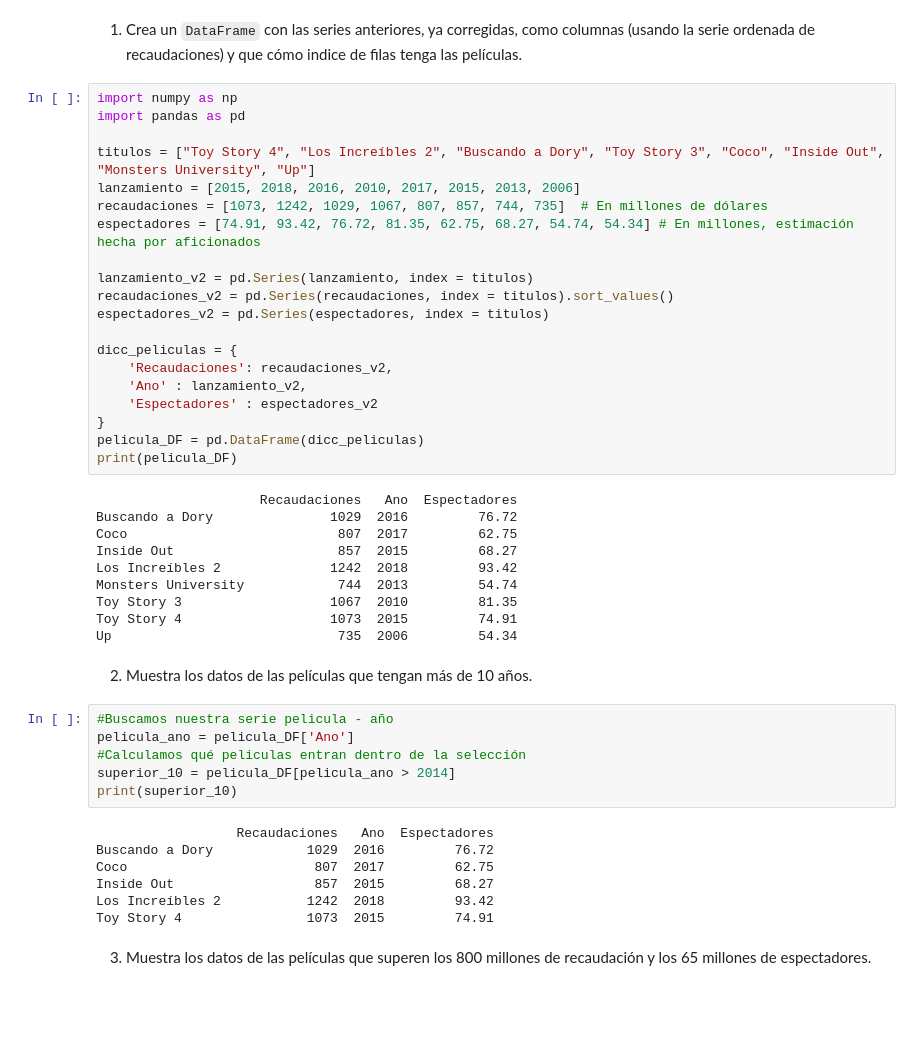
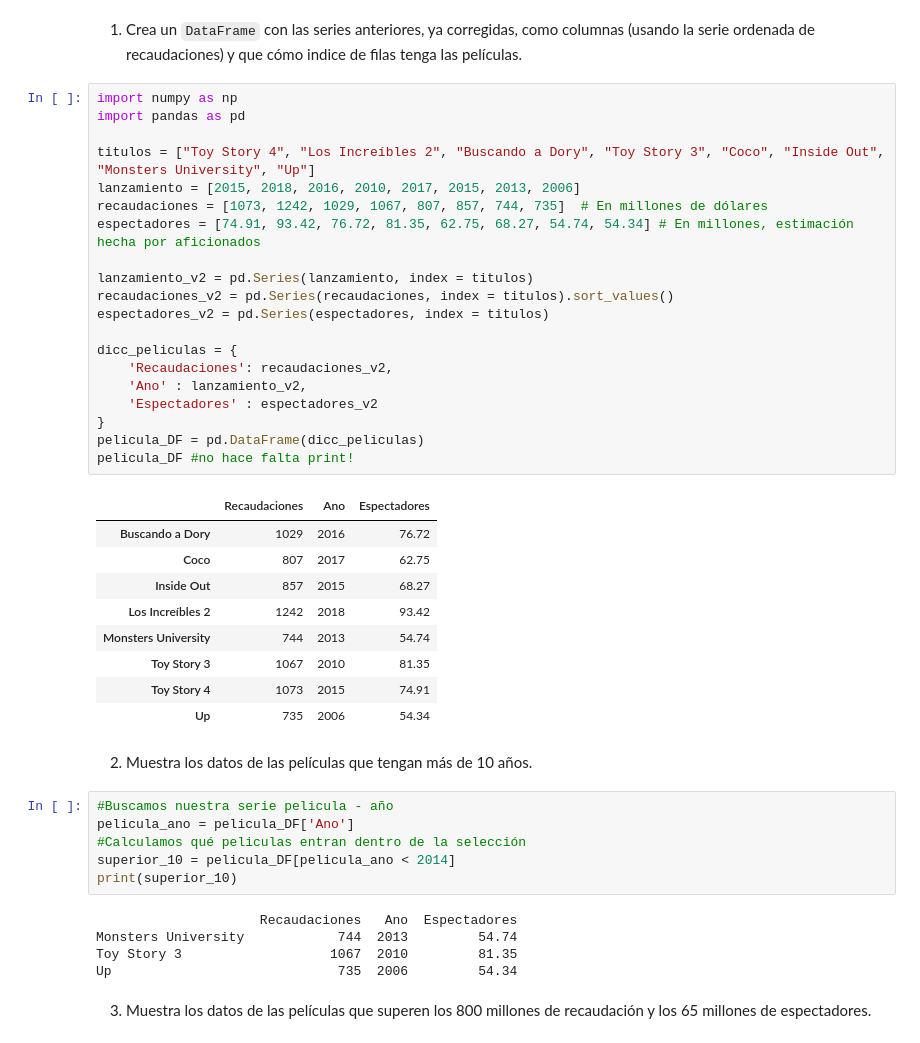
Before and after one commit to raquel-julian/ONLINE_DS_THEBRIDGE_r_julian, a Jupyter notebook: 02_Programacion_y_Herramientas_Avanzadas/Sprint_04/Unidad_01/Practica_Obligatoria/18_Practica_Obligatoria_Pandas_I.ipynb, the cells around one changed output. Cells and saved outputs as stored; diff of their text form; blank space fills up the shorter version.

```diff
--- a/02_Programacion_y_Herramientas_Avanzadas/Sprint_04/Unidad_01/Practica_Obligatoria/18_Practica_Obligatoria_Pandas_I.ipynb
+++ b/02_Programacion_y_Herramientas_Avanzadas/Sprint_04/Unidad_01/Practica_Obligatoria/18_Practica_Obligatoria_Pandas_I.ipynb
@@ -191,48 +201,46 @@ dtype: int64
 # %%
 import numpy as np
 import pandas as pd
 
 titulos = ["Toy Story 4", "Los Increíbles 2", "Buscando a Dory", "Toy Story 3", "Coco", "Inside Out", "Monsters University", "Up"]
 lanzamiento = [2015, 2018, 2016, 2010, 2017, 2015, 2013, 2006]
 recaudaciones = [1073, 1242, 1029, 1067, 807, 857, 744, 735]  # En millones de dólares
 espectadores = [74.91, 93.42, 76.72, 81.35, 62.75, 68.27, 54.74, 54.34] # En millones, estimación hecha por aficionados
 
 lanzamiento_v2 = pd.Series(lanzamiento, index = titulos)
 recaudaciones_v2 = pd.Series(recaudaciones, index = titulos).sort_values()
 espectadores_v2 = pd.Series(espectadores, index = titulos)
 
 dicc_peliculas = {
     'Recaudaciones': recaudaciones_v2,
     'Ano' : lanzamiento_v2,
     'Espectadores' : espectadores_v2
 }
 pelicula_DF = pd.DataFrame(dicc_peliculas)
-print(pelicula_DF)
+pelicula_DF #no hace falta print!
 # %% [output]
-                     Recaudaciones   Ano  Espectadores
-Buscando a Dory               1029  2016         76.72
-Coco                           807  2017         62.75
-Inside Out                     857  2015         68.27
-Los Increíbles 2              1242  2018         93.42
-Monsters University            744  2013         54.74
-Toy Story 3                   1067  2010         81.35
-Toy Story 4                   1073  2015         74.91
-Up                             735  2006         54.34
+|  | Recaudaciones | Ano | Espectadores |
+| Buscando a Dory | 1029 | 2016 | 76.72 |
+| Coco | 807 | 2017 | 62.75 |
+| Inside Out | 857 | 2015 | 68.27 |
+| Los Increíbles 2 | 1242 | 2018 | 93.42 |
+| Monsters University | 744 | 2013 | 54.74 |
+| Toy Story 3 | 1067 | 2010 | 81.35 |
+| Toy Story 4 | 1073 | 2015 | 74.91 |
+| Up | 735 | 2006 | 54.34 |
 # %% [markdown]
 2. Muestra los datos de las películas que tengan más de 10 años.
 # %%
 #Buscamos nuestra serie pelicula - año
 pelicula_ano = pelicula_DF['Ano']
 #Calculamos qué peliculas entran dentro de la selección
-superior_10 = pelicula_DF[pelicula_ano > 2014]
+superior_10 = pelicula_DF[pelicula_ano < 2014]
 print(superior_10)
 # %% [output]
-                  Recaudaciones   Ano  Espectadores
-Buscando a Dory            1029  2016         76.72
-Coco                        807  2017         62.75
-Inside Out                  857  2015         68.27
-Los Increíbles 2           1242  2018         93.42
-Toy Story 4                1073  2015         74.91
+                     Recaudaciones   Ano  Espectadores
+Monsters University            744  2013         54.74
+Toy Story 3                   1067  2010         81.35
+Up                             735  2006         54.34
 # %% [markdown]
 3. Muestra los datos de las películas que superen los 800 millones de recaudación y los 65 millones de espectadores.
 # %%
```
Also changed, not shown: parts of 8 cells of this notebook, 18 other files.
